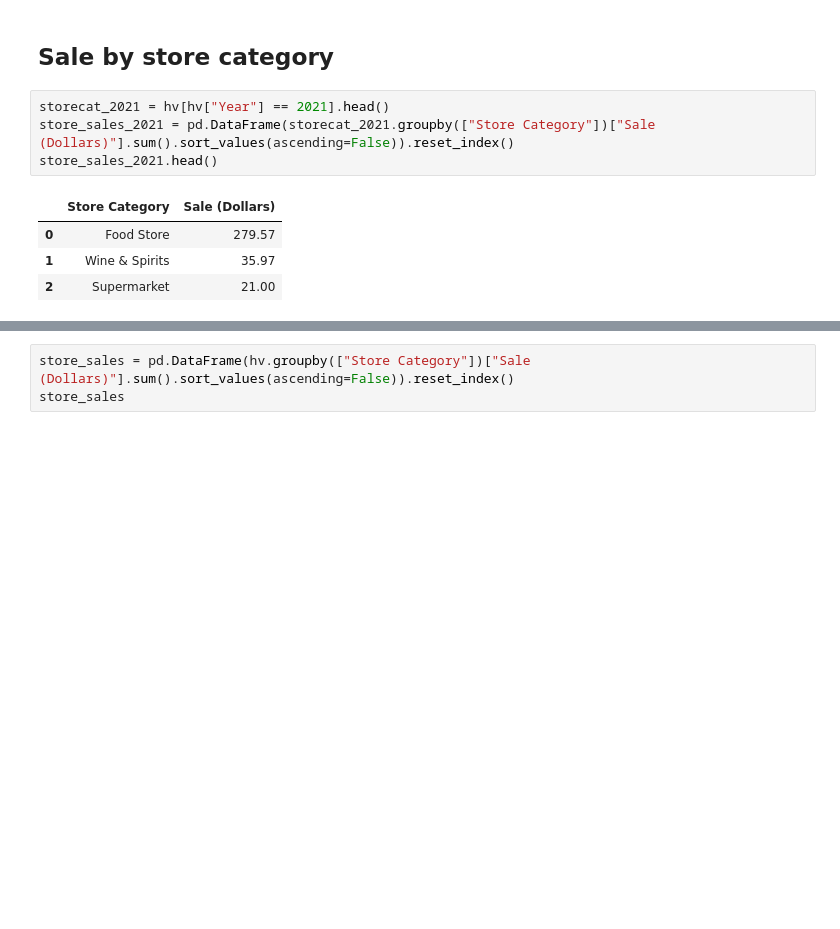
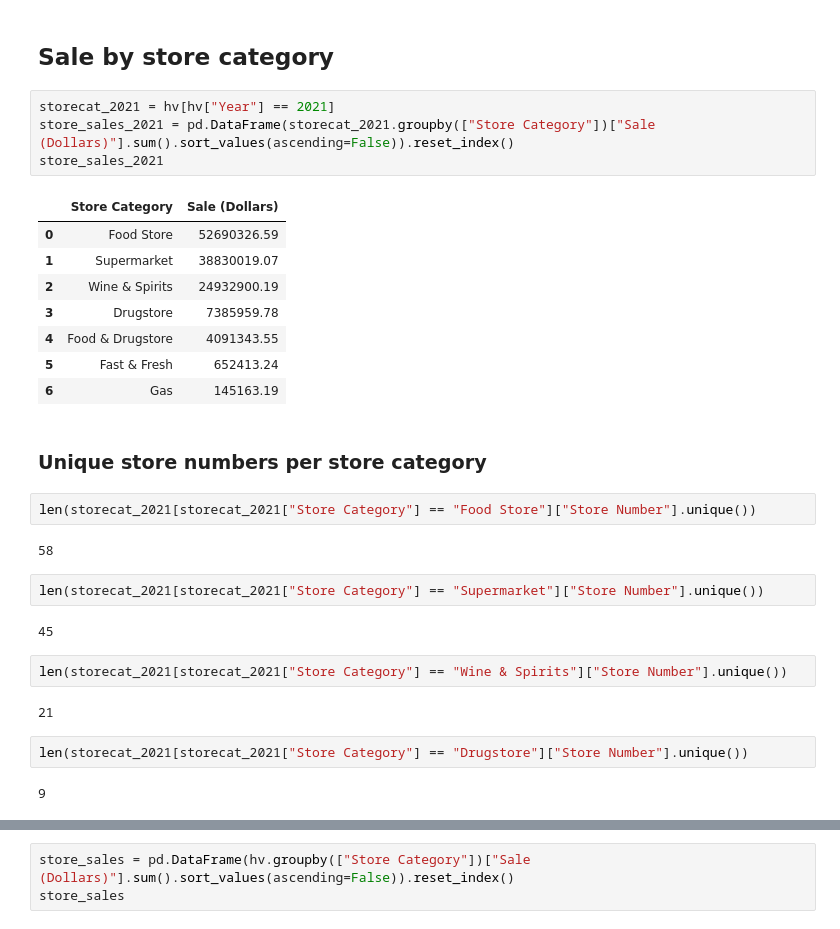
Before and after one commit to mintysnow/Iowa-Liquor-Sales, a Jupyter notebook: Minjin/Hy-Vee EDA.ipynb, the cells around one changed output, grey strips where cells are left out. Cells and saved outputs as stored; diff of their text form; blank space fills up the shorter version.

```diff
--- a/Minjin/Hy-Vee EDA.ipynb
+++ b/Minjin/Hy-Vee EDA.ipynb
@@ -377,11 +411,33 @@ plt.show()
 # %% [markdown]
 ## Sale by store category
 # %%
-storecat_2021 = hv[hv["Year"] == 2021].head()
+storecat_2021 = hv[hv["Year"] == 2021]
 store_sales_2021 = pd.DataFrame(storecat_2021.groupby(["Store Category"])["Sale (Dollars)"].sum().sort_values(ascending=False)).reset_index()
-store_sales_2021.head()
+store_sales_2021
 # %% [output]
 |  | Store Category | Sale (Dollars) |
-| 0 | Food Store | 279.57 |
-| 1 | Wine & Spirits | 35.97 |
-| 2 | Supermarket | 21.00 |
+| 0 | Food Store | 52690326.59 |
+| 1 | Supermarket | 38830019.07 |
+| 2 | Wine & Spirits | 24932900.19 |
+| 3 | Drugstore | 7385959.78 |
+| 4 | Food & Drugstore | 4091343.55 |
+| 5 | Fast & Fresh | 652413.24 |
+| 6 | Gas | 145163.19 |
+# %% [markdown]
+### Unique store numbers per store category
+# %%
+len(storecat_2021[storecat_2021["Store Category"] == "Food Store"]["Store Number"].unique())
+# %% [output]
+58
+# %%
+len(storecat_2021[storecat_2021["Store Category"] == "Supermarket"]["Store Number"].unique())
+# %% [output]
+45
+# %%
+len(storecat_2021[storecat_2021["Store Category"] == "Wine & Spirits"]["Store Number"].unique())
+# %% [output]
+21
+# %%
+len(storecat_2021[storecat_2021["Store Category"] == "Drugstore"]["Store Number"].unique())
+# %% [output]
+9
```
Also changed, not shown: parts of 79 cells of this notebook, 2 other files.
